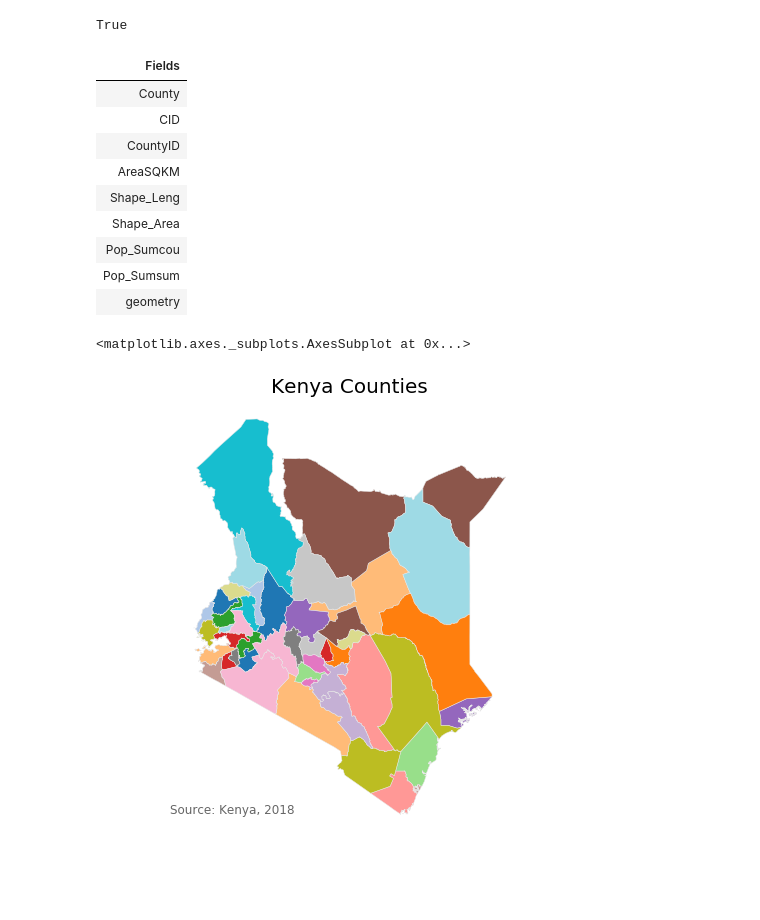
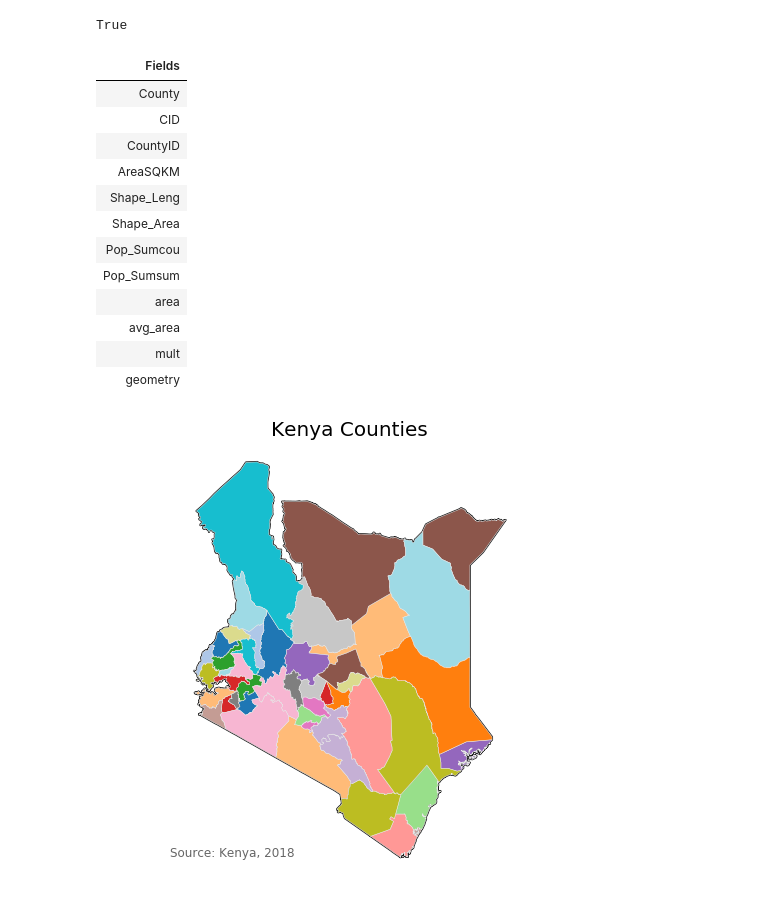
Before and after one commit to deitelberg/Python-projects, a Jupyter notebook: gridmap.ipynb, the cells around one changed output. Drawn from its saved outputs; the diff is of its cells as text; code cells hidden in the pictures; blank space fills up the shorter version.

```diff
--- a/gridmap.ipynb
+++ b/gridmap.ipynb
@@ -1,6 +1,6 @@
 # %%
 import gridmap_config as c
-polygons = c.kenya_counties
+polygons = c.kenya_counties_msOriginal
 # %%
 import os
 import geopandas as gp
@@ -29,20 +29,27 @@ display(HTML(tabulate(tbl_data, headers="firstrow", tablefmt='html', stralign='l
 | Shape_Area |
 | Pop_Sumcou |
 | Pop_Sumsum |
+| area |
+| avg_area |
+| mult |
 | geometry |
 # %%
 fig, ax = plt.subplots(1, figsize=(10, 8))
 ax.axis('off')
 ax.set_title('Kenya Counties', fontdict={'fontsize': '20', 'fontweight' : '500'})
 ax.annotate('Source: Kenya, 2018',
             xy=(0.17, .115),
             xycoords='figure fraction',
             horizontalalignment='left',
             verticalalignment='top',
             fontsize=12,
             color='0.4')
 
+counties['Country'] = 'Kenya'
+country = counties.dissolve(by='Country')
+
+country.plot(color='white', ax=ax, linewidth=2, edgecolor='0.1')
 counties.plot(column='County', cmap='tab20', ax=ax, linewidth=0.5, edgecolor='0.9')
+plt.show()
 # %% [output]
-<matplotlib.axes._subplots.AxesSubplot at 0x...>
-[figure, old version]
+[figure, new version]
```
